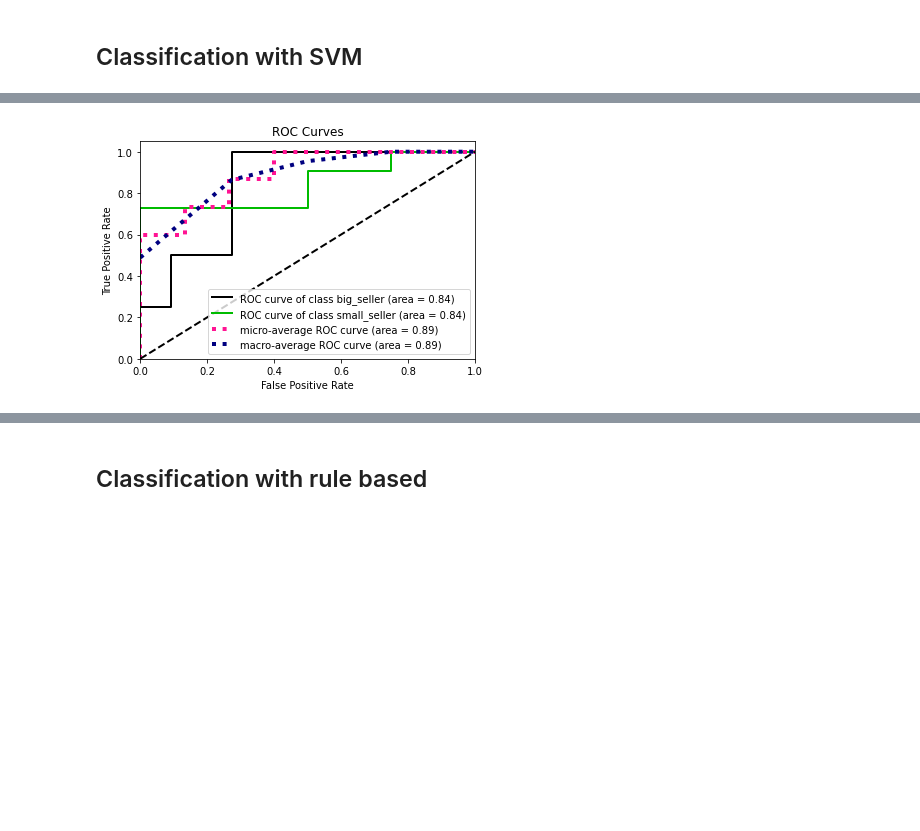
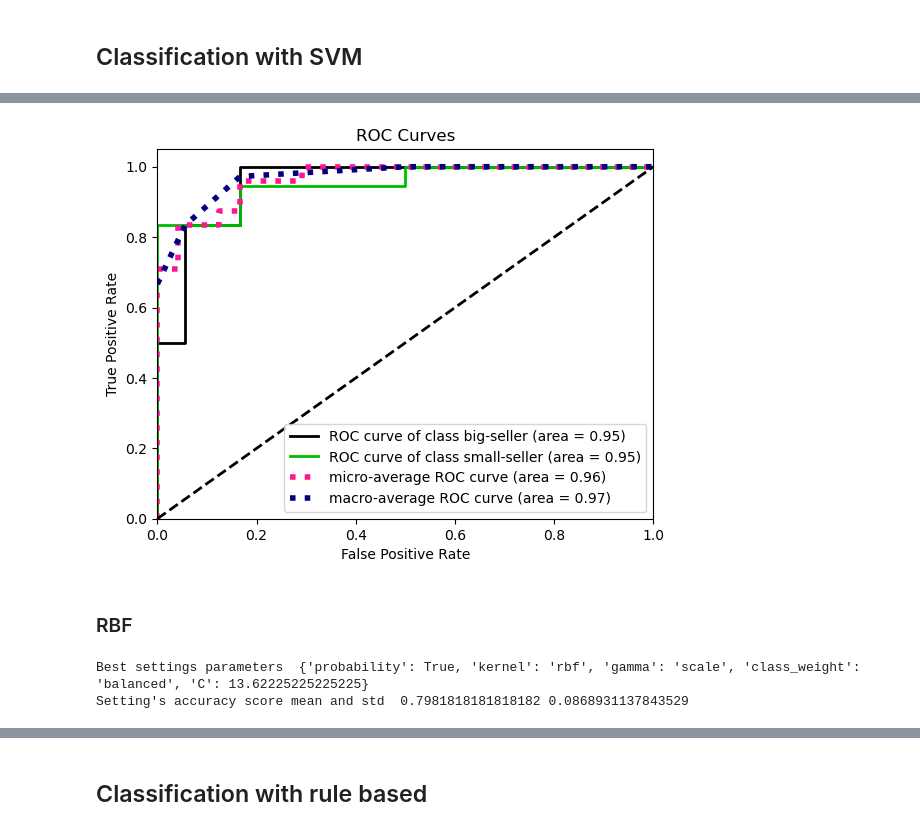
Before and after one commit to adettori/Data-Mining-DM-2020-project, a Jupyter notebook: dm2020-2-task3.ipynb, the cells around one changed output, grey strips where cells are left out. Saved outputs shown, nothing was run; the diff lists cells and outputs as text; code cells hidden in the pictures; blank space fills up the shorter version.

```diff
--- a/dm2020-2-task3.ipynb
+++ b/dm2020-2-task3.ipynb
@@ -494,0 +752,22 @@ weighted avg       0.64      0.67      0.65        15
+# %%
+#define the parameters' values you want to try
+param_dist_svm_lin = {
+    'kernel': ["linear"],
+    'probability': [True],
+    'gamma': ["scale"],
+    'C': np.linspace(0.01, 100, 1000),
+    "class_weight": ["balanced"]
+}
+#define the model
+clf = SVC()
+#define the grid search
+grid_search_svm_lin = RandomizedSearchCV(clf, param_distributions=param_dist_svm_lin,
+                            n_jobs=-1,
+                            n_iter=500,
+                            scoring=make_scorer(accuracy_score))
+#run the grid search
+grid_search_svm_lin.fit(train_set, train_label)
+
+print('Best settings parameters ', grid_search_svm_lin.cv_results_['params'][0])
+print("Setting's accuracy score mean and std ", grid_search_svm_lin.cv_results_['mean_test_score'][0],
+      grid_search_svm_lin.cv_results_['std_test_score'][0])
@@ -494,0 +777,6 @@ weighted avg       0.64      0.67      0.65        15
+# %%
+svm_lin = SVC(**grid_search_svm_lin.best_params_)
+svm_lin.fit(train_set, train_label)
+
+plot_learning_curve(svm_lin, "SVM (Linear)", pred_df, labels)
+plt.show()
@@ -495,16 +795,10 @@ weighted avg       0.64      0.67      0.65        15
 # %%
-#linear,poly,rbf,sigmoid,precomputed
-from sklearn.svm import SVC
-svm = SVC(kernel='sigmoid', C=0.5, gamma='scale', probability=True)
-svm.fit(train_set, train_label)
-
 #prediction on the test test
-test_pred_proba_svm = svm.predict_proba(test_set)
-
-test_pred_svm = svm.predict(test_set)
+test_pred_proba_svm_lin = svm_lin.predict_proba(test_set)
+test_pred_svm_lin = svm_lin.predict(test_set)
 
 #compute the performance of the model
-report_scores(test_label,test_pred_svm)
+report_scores(test_label,test_pred_svm_lin)
 # %% [output]
               precision    recall  f1-score   support
 
@@ -517,8 +816,31 @@ weighted avg       0.84      0.80      0.75        15
 # %%
-import scikitplot as skplt
-import matplotlib.pyplot as plt
-
-skplt.metrics.plot_roc(test_label.values, test_pred_proba_svm)
+skplt.metrics.plot_roc(test_label.values, test_pred_proba_svm_lin)
 plt.show()
 # %% [output]
-[figure, old version]
+[figure, new version]
+# %% [markdown]
+### RBF
+# %%
+param_dist_svm_rbf = {
+    'kernel': ["rbf"],
+    'probability': [True],
+    'gamma': ["scale"],
+    'C': np.linspace(0.01, 100, 1000),
+    "class_weight": ["balanced"]
+}
+
+clf = SVC()
+
+grid_search_svm_rbf = RandomizedSearchCV(clf, param_distributions=param_dist_svm_rbf,
+                            n_jobs=-1,
+                            n_iter=500,
+                            scoring=make_scorer(accuracy_score))
+#run the grid search
+grid_search_svm_rbf.fit(train_set, train_label)
+
+print('Best settings parameters ', grid_search_svm_rbf.cv_results_['params'][0])
+print("Setting's accuracy score mean and std ", grid_search_svm_rbf.cv_results_['mean_test_score'][0],
+      grid_search_svm_rbf.cv_results_['std_test_score'][0])
+# %% [output]
+Best settings parameters  {'probability': True, 'kernel': 'rbf', 'gamma': 'scale', 'class_weight': 'balanced', 'C': 13.62225225225225}
+Setting's accuracy score mean and std  0.7981818181818182 0.0868931137843529
```
Also changed, not shown: parts of 143 cells of this notebook.
